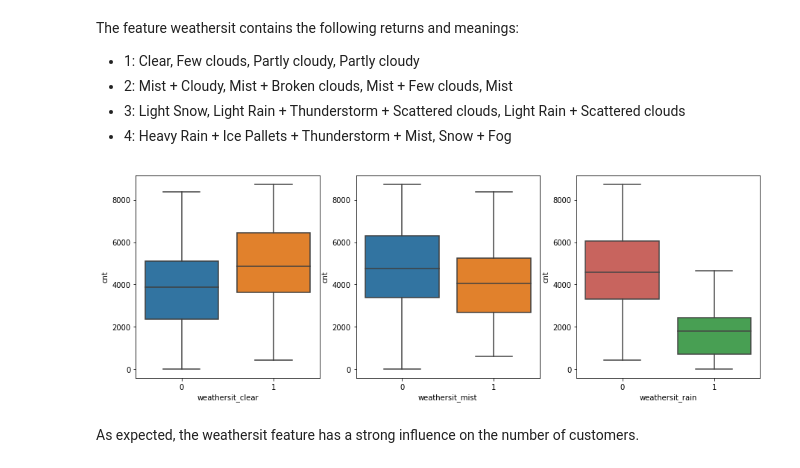
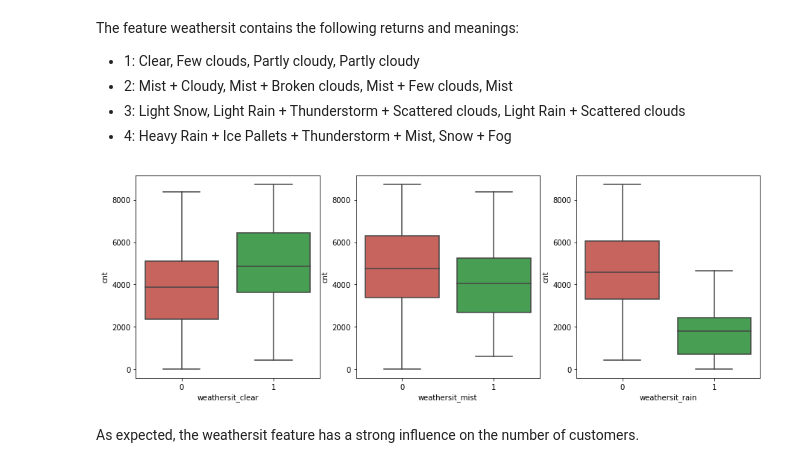
Before and after one commit to julianikulski/bike-sharing, a Jupyter notebook: bike-sharing-demand.ipynb, the cells around one changed output. Cells and saved outputs as stored; diff of their text form; code cells hidden in the pictures.

```diff
--- a/bike-sharing-demand.ipynb
+++ b/bike-sharing-demand.ipynb
@@ -460,26 +363,24 @@ The feature weathersit contains the following returns and meanings:
 - 3: Light Snow, Light Rain + Thunderstorm + Scattered clouds, Light Rain + Scattered clouds
 - 4: Heavy Rain + Ice Pallets + Thunderstorm + Mist, Snow + Fog
 # %%
-# Boxplot the weathersit against the cnt target
-# variables to be used below to iterate through the columns and plot them
-weathersit_names = ['weathersit_clear', 'weathersit_mist', 'weathersit_rain']
-
 # plotting the weathersit vs. number of users in a boxplot
 plt.figure(figsize = [15, 5])
 
 # boxplot for feature workingday
 plt.subplot(1, 3, 1)
-sb.boxplot(data = bike_df, x = 'weathersit_clear', y = 'cnt');
+sb.boxplot(data = bike_df, x = 'weathersit_clear', y = 'cnt',
+          palette=[sb.xkcd_rgb["pale red"], sb.xkcd_rgb["medium green"]]);
 
 # boxplot for feature weekday
 plt.subplot(1, 3, 2)
-sb.boxplot(data = bike_df, x = 'weathersit_mist', y = 'cnt');
+sb.boxplot(data = bike_df, x = 'weathersit_mist', y = 'cnt',
+          palette=[sb.xkcd_rgb["pale red"], sb.xkcd_rgb["medium green"]]);
 
 # boxplot for feature holiday
 plt.subplot(1, 3, 3)
 sb.boxplot(data = bike_df, x = 'weathersit_rain', y = 'cnt',
           palette=[sb.xkcd_rgb["pale red"], sb.xkcd_rgb["medium green"]],);
 # %% [output]
-[figure, old version]
+[figure, new version]
 # %% [markdown]
 As expected, the weathersit feature has a strong influence on the number of customers.
```
Also changed, not shown: parts of 26 cells of this notebook.
